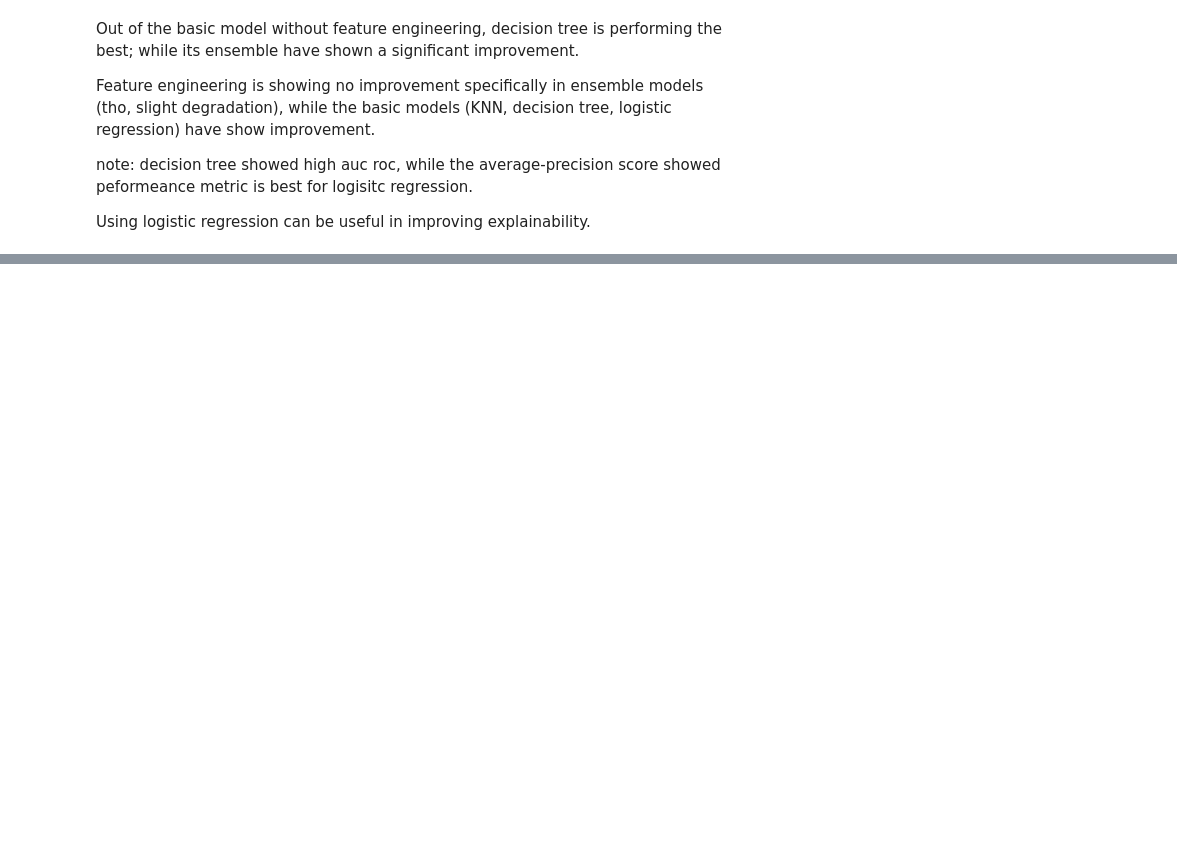
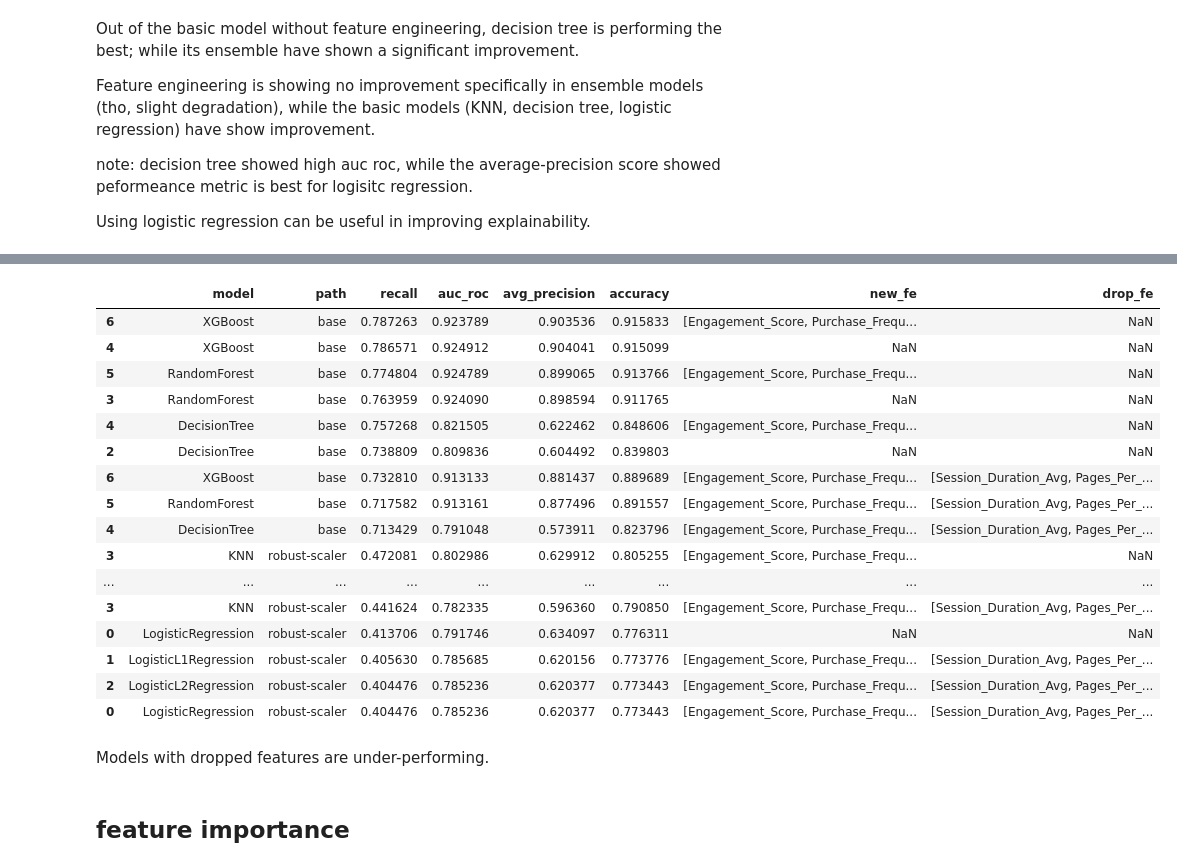
Before and after one commit to shashankgarewal/customer-churn-prediction-segmentation-revenue-risk-analysis, a Jupyter notebook: notebooks/churn-modeling.ipynb, the cells around one changed output, grey strips where cells are left out. Drawn from its saved outputs; the diff is of its cells as text; code cells hidden in the pictures; blank space fills up the shorter version.

```diff
--- a/notebooks/churn-modeling.ipynb
+++ b/notebooks/churn-modeling.ipynb
@@ -354,24 +352,16 @@ RobustScaler (median/IQR based) handles these sufficiently; that's why it is per
 # %%
+# mlflow experiment setup
 import os
 
 # save logs and runs in project root
 project_root = os.path.abspath("..")
-artifact_root = f"file:///{project_root}/mlruns"
+artifact_root = f"file:///{project_root}/mlflow/artifacts"
 
-mlflow.set_tracking_uri(f"sqlite:///{project_root}/mlflow.db")
+mlflow.set_tracking_uri(f"sqlite:///{project_root}/mlflow/tracking.db")
 
 # explicitly set artifact root when creating experiment
 try:
-    mlflow.create_experiment("churn-model-selection", artifact_location=artifact_root)
+    mlflow.create_experiment("churn-model-family-selection", artifact_location=artifact_root)
 except:
     pass
-mlflow.set_experiment("churn-model-selection")
-
-
-models = [
-    ("LogisticRegression-fe", LogisticRegression(max_iter=1000), Xtrain_nontree, Xtest_nontree, "non-tree"),
-    ("KNN-fe",                KNeighborsClassifier(),            Xtrain_nontree, Xtest_nontree, "non-tree"),
-    ("DecisionTree-fe",       DecisionTreeClassifier(),          Xtrain,         Xtest,         "tree"),
-    ("RandomForest-fe",       RandomForestClassifier(),          Xtrain,         Xtest,         "tree"),
-    ("XGBoost-fe",            XGBClassifier(eval_metric='logloss'), Xtrain,      Xtest,         "tree"),
-]
+mlflow.set_experiment("churn-model-family-selection")
@@ -436,5 +426,5 @@ XGBoost-fe → AUC: 0.9238 | Avg Precision: 0.9035 | Accuracy: 0.9158
 # %%
-# comparison table - without engineered feature
-results_df = pd.DataFrame(results).sort_values("auc_roc", ascending=False)
-print("\n", results_df)
+# comparison table - base and scaled features
+results_df = pd.DataFrame(results).sort_values("recall", ascending=False)
+results_df
 # %% [output]
@@ -465,0 +450,12 @@ Using logistic regression can be useful in improving explainability.
+# %%
+# address multicolinearity (high vif) - combine both
+
+def build_features(Xtrain_, Xtest_):
+    for df_ in [Xtrain_, Xtest_]:
+        df_['Engagement_Score'] = df_['Pages_Per_Session'] * df_['Session_Duration_Avg']
+        df_['Purchase_Frequency'] = df_['Total_Purchases'] / (df_['Days_Since_Last_Purchase'].clip(lower=0) + 1)
+        df_['LTV_Per_Purchase'] = df_['Lifetime_Value'] / (df_['Total_Purchases'].clip(lower=0) + 1)
+    return Xtrain_, Xtest_
+
+Xtrain_tree, Xtest_tree = build_features(Xtrain_tree, Xtest_tree)
+Xtrain_nontree, Xtest_nontree = build_features(Xtrain_nontree, Xtest_nontree)
@@ -465,0 +523,4 @@ Using logistic regression can be useful in improving explainability.
+# %%
+# comparision of model with engineered features dataset
+results_df = pd.concat([results_df, pd.DataFrame(results)])
+results_df.sort_values("recall", ascending=False)
@@ -465,0 +644,24 @@ Using logistic regression can be useful in improving explainability.
+# %%
+# comparision of model with engineered features dataset
+results_df = pd.concat([results_df, pd.DataFrame(results)])
+results_df.sort_values("recall", ascending=False)
+# %% [output]
+|  | model | path | recall | auc_roc | avg_precision | accuracy | new_fe | drop_fe |
+| 6 | XGBoost | base | 0.787263 | 0.923789 | 0.903536 | 0.915833 | [Engagement_Score, Purchase_Frequ... | NaN |
+| 4 | XGBoost | base | 0.786571 | 0.924912 | 0.904041 | 0.915099 | NaN | NaN |
+| 5 | RandomForest | base | 0.774804 | 0.924789 | 0.899065 | 0.913766 | [Engagement_Score, Purchase_Frequ... | NaN |
+| 3 | RandomForest | base | 0.763959 | 0.924090 | 0.898594 | 0.911765 | NaN | NaN |
+| 4 | DecisionTree | base | 0.757268 | 0.821505 | 0.622462 | 0.848606 | [Engagement_Score, Purchase_Frequ... | NaN |
+| 2 | DecisionTree | base | 0.738809 | 0.809836 | 0.604492 | 0.839803 | NaN | NaN |
+| 6 | XGBoost | base | 0.732810 | 0.913133 | 0.881437 | 0.889689 | [Engagement_Score, Purchase_Frequ... | [Session_Duration_Avg, Pages_Per_... |
+| 5 | RandomForest | base | 0.717582 | 0.913161 | 0.877496 | 0.891557 | [Engagement_Score, Purchase_Frequ... | [Session_Duration_Avg, Pages_Per_... |
+| 4 | DecisionTree | base | 0.713429 | 0.791048 | 0.573911 | 0.823796 | [Engagement_Score, Purchase_Frequ... | [Session_Duration_Avg, Pages_Per_... |
+| 3 | KNN | robust-scaler | 0.472081 | 0.802986 | 0.629912 | 0.805255 | [Engagement_Score, Purchase_Frequ... | NaN |
+| ... | ... | ... | ... | ... | ... | ... | ... | ... |
+| 3 | KNN | robust-scaler | 0.441624 | 0.782335 | 0.596360 | 0.790850 | [Engagement_Score, Purchase_Frequ... | [Session_Duration_Avg, Pages_Per_... |
+| 0 | LogisticRegression | robust-scaler | 0.413706 | 0.791746 | 0.634097 | 0.776311 | NaN | NaN |
+| 1 | LogisticL1Regression | robust-scaler | 0.405630 | 0.785685 | 0.620156 | 0.773776 | [Engagement_Score, Purchase_Frequ... | [Session_Duration_Avg, Pages_Per_... |
+| 2 | LogisticL2Regression | robust-scaler | 0.404476 | 0.785236 | 0.620377 | 0.773443 | [Engagement_Score, Purchase_Frequ... | [Session_Duration_Avg, Pages_Per_... |
+| 0 | LogisticRegression | robust-scaler | 0.404476 | 0.785236 | 0.620377 | 0.773443 | [Engagement_Score, Purchase_Frequ... | [Session_Duration_Avg, Pages_Per_... |
+# %% [markdown]
+Models with dropped features are under-performing.
@@ -465,0 +670,2 @@ Using logistic regression can be useful in improving explainability.
+# %% [markdown]
+## feature importance
```
Also changed, not shown: parts of 30 cells of this notebook.
